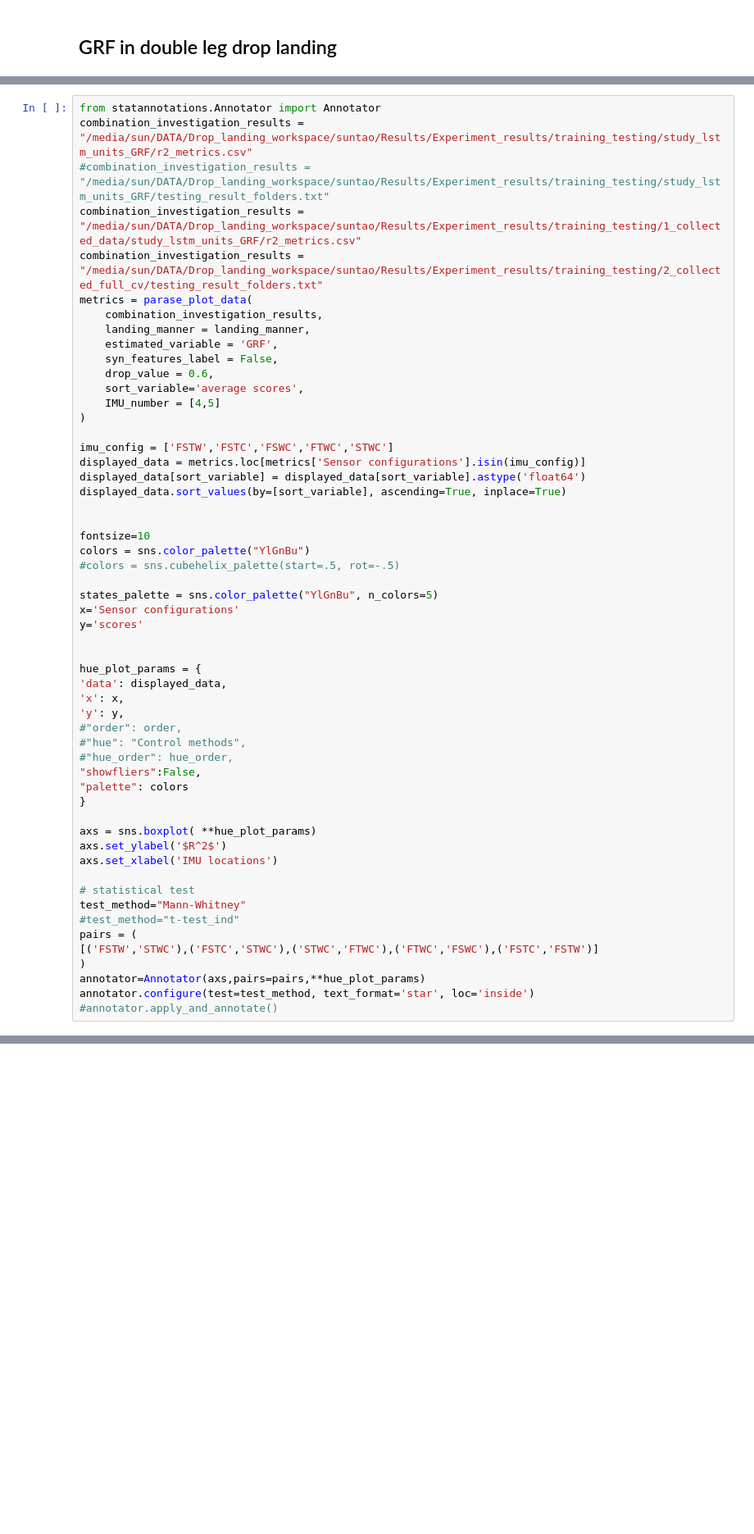
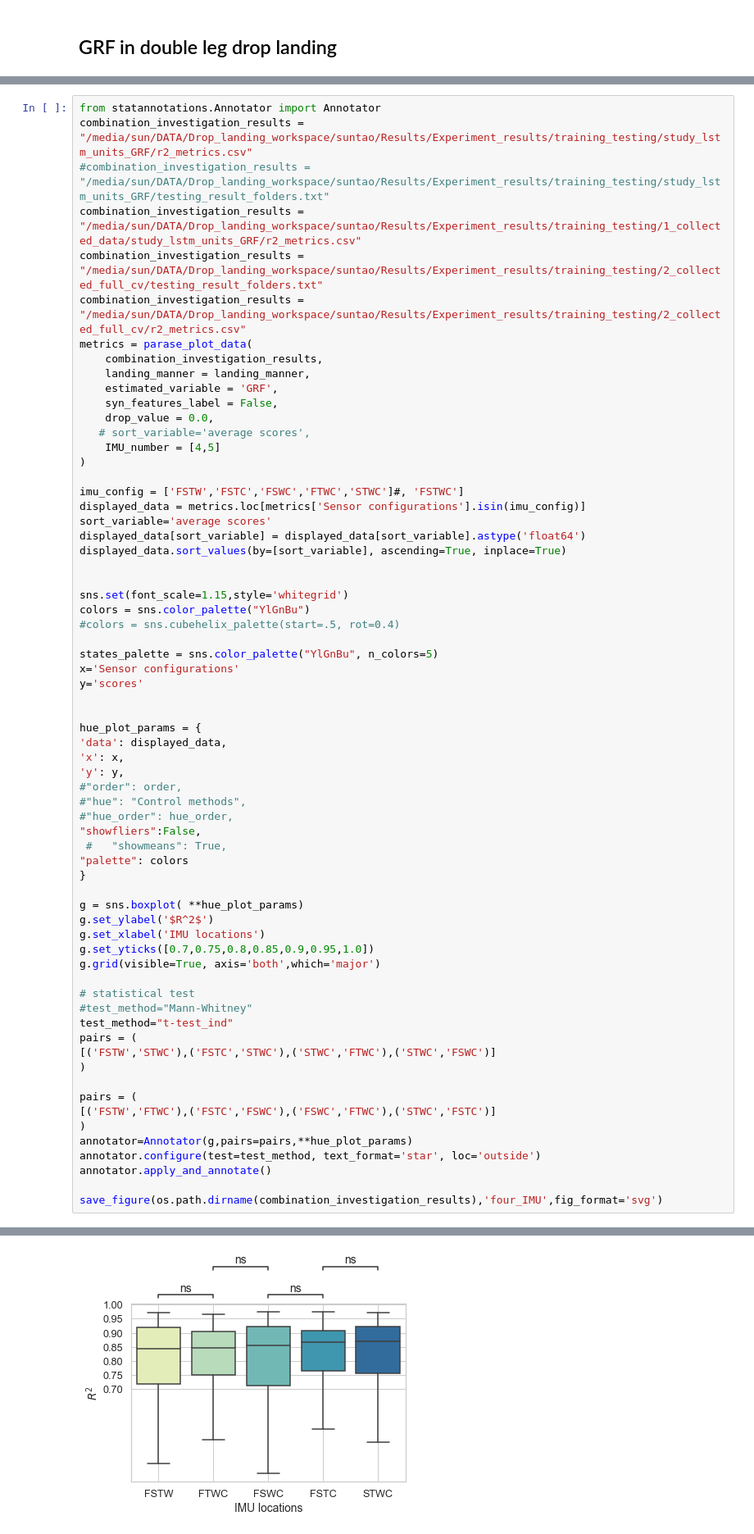
Before and after one commit to sunzhon/DataAnalysis, a Jupyter notebook: P5/drop_landing_estimation/script/jupyter-lab/results_analysis.ipynb, the cells around one changed output, grey strips where cells are left out. Shown: that part at 82% size. Drawn from its saved outputs; the diff is of its cells as text; blank space fills up the shorter version.

```diff
--- a/P5/drop_landing_estimation/script/jupyter-lab/results_analysis.ipynb
+++ b/P5/drop_landing_estimation/script/jupyter-lab/results_analysis.ipynb
@@ -507,25 +760,27 @@ combination_investigation_results = "/media/sun/DATA/Drop_landing_workspace/sunt
 #combination_investigation_results = "/media/sun/DATA/Drop_landing_workspace/suntao/Results/Experiment_results/training_testing/study_lstm_units_GRF/testing_result_folders.txt"
 combination_investigation_results = "/media/sun/DATA/Drop_landing_workspace/suntao/Results/Experiment_results/training_testing/1_collected_data/study_lstm_units_GRF/r2_metrics.csv"
 combination_investigation_results = "/media/sun/DATA/Drop_landing_workspace/suntao/Results/Experiment_results/training_testing/2_collected_full_cv/testing_result_folders.txt"
+combination_investigation_results = "/media/sun/DATA/Drop_landing_workspace/suntao/Results/Experiment_results/training_testing/2_collected_full_cv/r2_metrics.csv"
 metrics = parase_plot_data(
     combination_investigation_results,
     landing_manner = landing_manner,
     estimated_variable = 'GRF',
     syn_features_label = False,
-    drop_value = 0.6,
-    sort_variable='average scores',
+    drop_value = 0.0,
+   # sort_variable='average scores',
     IMU_number = [4,5]
 )
 
-imu_config = ['FSTW','FSTC','FSWC','FTWC','STWC']
+imu_config = ['FSTW','FSTC','FSWC','FTWC','STWC']#, 'FSTWC']
 displayed_data = metrics.loc[metrics['Sensor configurations'].isin(imu_config)]
+sort_variable='average scores'
 displayed_data[sort_variable] = displayed_data[sort_variable].astype('float64')
 displayed_data.sort_values(by=[sort_variable], ascending=True, inplace=True)
 
 
-fontsize=10
+sns.set(font_scale=1.15,style='whitegrid')
 colors = sns.color_palette("YlGnBu")
-#colors = sns.cubehelix_palette(start=.5, rot=-.5)
+#colors = sns.cubehelix_palette(start=.5, rot=0.4)
 
 states_palette = sns.color_palette("YlGnBu", n_colors=5)
 x='Sensor configurations'
@@ -540,20 +795,29 @@ hue_plot_params = {
 #"hue": "Control methods",
 #"hue_order": hue_order,
 "showfliers":False,
+ #   "showmeans": True,
 "palette": colors
 }
 
-axs = sns.boxplot( **hue_plot_params)
-axs.set_ylabel('$R^2$')
-axs.set_xlabel('IMU locations')
+g = sns.boxplot( **hue_plot_params)
+g.set_ylabel('$R^2$')
+g.set_xlabel('IMU locations')
+g.set_yticks([0.7,0.75,0.8,0.85,0.9,0.95,1.0])
+g.grid(visible=True, axis='both',which='major')
 
 # statistical test
-test_method="Mann-Whitney"
-#test_method="t-test_ind"
+#test_method="Mann-Whitney"
+test_method="t-test_ind"
 pairs = (
-[('FSTW','STWC'),('FSTC','STWC'),('STWC','FTWC'),('FTWC','FSWC'),('FSTC','FSTW')]
+[('FSTW','STWC'),('FSTC','STWC'),('STWC','FTWC'),('STWC','FSWC')]
 )
-annotator=Annotator(axs,pairs=pairs,**hue_plot_params)
-annotator.configure(test=test_method, text_format='star', loc='inside')
-#annotator.apply_and_annotate()
+
+pairs = (
+[('FSTW','FTWC'),('FSTC','FSWC'),('FSWC','FTWC'),('STWC','FSTC')]
+)
+annotator=Annotator(g,pairs=pairs,**hue_plot_params)
+annotator.configure(test=test_method, text_format='star', loc='outside')
+annotator.apply_and_annotate()
+
+save_figure(os.path.dirname(combination_investigation_results),'four_IMU',fig_format='svg')
 # %% [output]
@@ -567,9 +838,10 @@ See the caveats in the documentation: https://pandas.pydata.org/pandas-docs/stab
 A value is trying to be set on a copy of a slice from a DataFrame.
 Try using .loc[row_indexer,col_indexer] = value instead
 
 See the caveats in the documentation: https://pandas.pydata.org/pandas-docs/stable/user_guide/indexing.html#returning-a-view-versus-a-copy
   displayed_data[sort_variable] = displayed_data[sort_variable].astype('float64')
 A value is trying to be set on a copy of a slice from a DataFrame
 
 See the caveats in the documentation: https://pandas.pydata.org/pandas-docs/stable/user_guide/indexing.html#returning-a-view-versus-a-copy
   displayed_data.sort_values(by=[sort_variable], ascending=True, inplace=True)
+[figure, new version]
```
Also changed, not shown: parts of 31 cells of this notebook, 11 other files.
